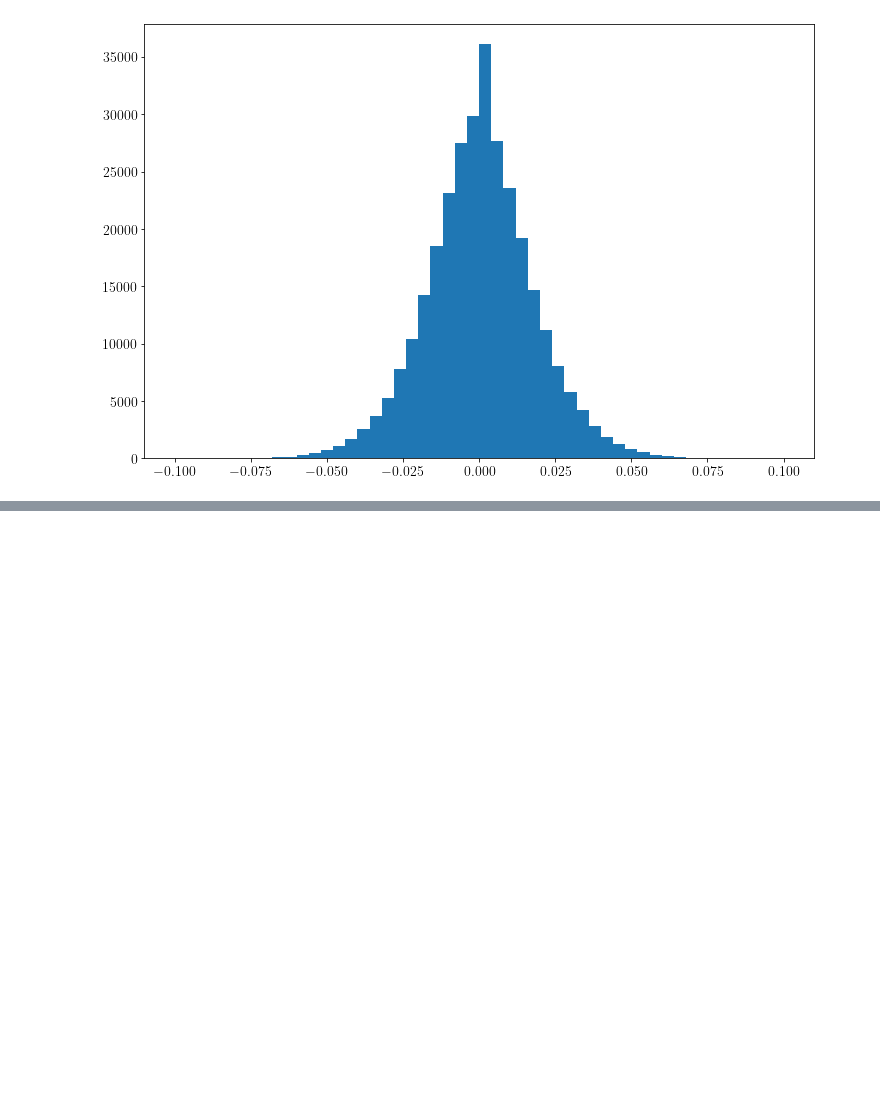
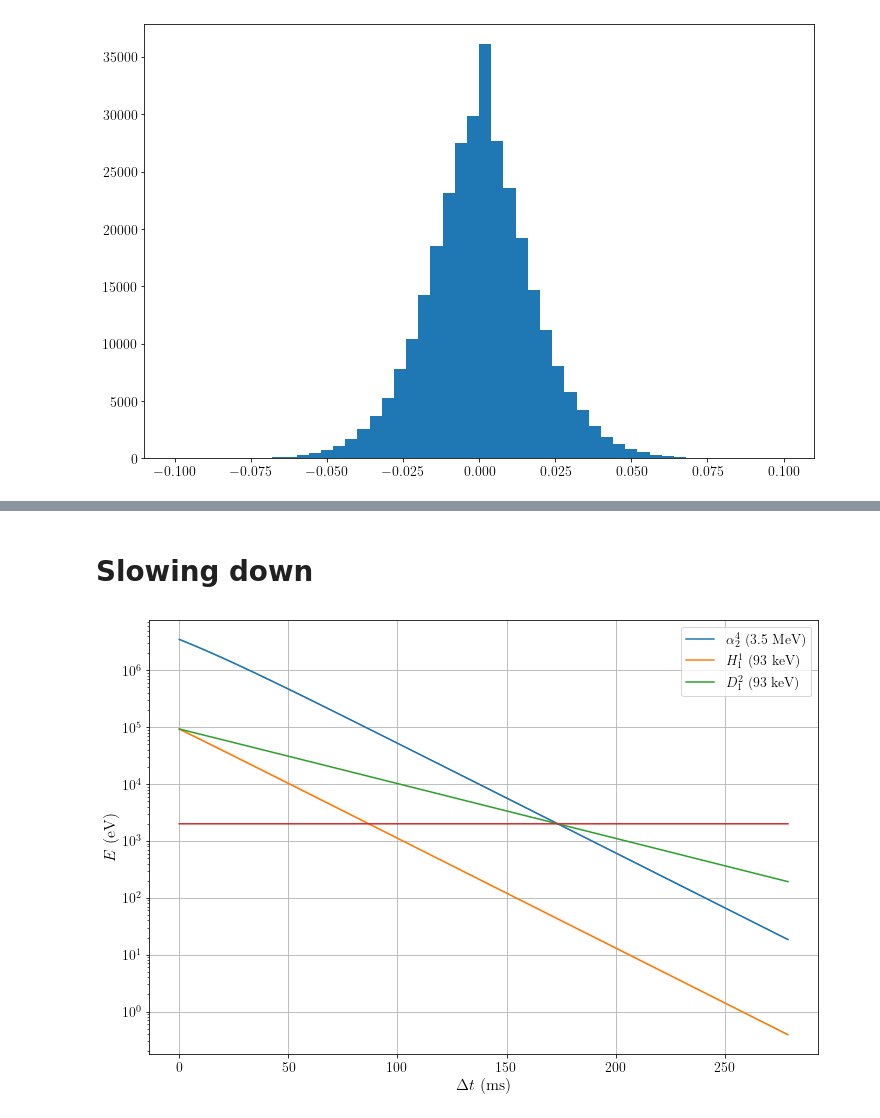
Before and after one commit to studentenherz/Minimal, a Jupyter notebook: extra/Slowing-down.ipynb, the cells around one changed output, grey strips where cells are left out. Saved outputs shown, nothing was run; the diff lists cells and outputs as text; code cells hidden in the pictures; blank space fills up the shorter version.

Commit message:
slowing down

```diff
--- a/extra/Slowing-down.ipynb
+++ b/extra/Slowing-down.ipynb
@@ -255,19 +12,2 @@ np.savetxt('std_perp.dat', st_perp)
-# %%
-fig = plt.figure()
-ax = fig.add_subplot(111)
-
-dt = 0.0186
-t = np.arange(0, len(msd_perp)) * dt
-
-ax.plot(t, msd_perp, label='perpendicular')
-# ax.plot(t, msd_par, label='parallel')
-ax.grid()
-
-ax.set_xlabel('$\Delta t\ [s]$', fontsize=16)
-ax.set_ylabel('$\langle \Delta \\vec{v} \Delta \\vec{v} \\rangle \ [v_0^2]$', fontsize=16)
-
-plt.legend()
-
-plt.show()
 # %% [markdown]
 # Dispersion analysis
@@ -412,0 +127,26 @@ fig.savefig('vdisp.svg', bbox_inches='tight')
+# %% [markdown]
+# Slowing down
+# %%
+v0 = 1.29477e7
+tau = 93 # in ms
+
+dir = '/home/michel/Documents/Minimal/build'
+
+for (fname, label, m) in [('slowing_down_alpha.dat', '$\\alpha^4_2$ (3.5 MeV)', 4), ('slowing_down.dat', '$H^1_1$ (93 keV)', 1), ('slowing_down_D_93kev.dat', '$D^2_1$ (93 keV)', 2)]:
+	data = np.loadtxt(f'{dir}/{fname}')
+	t = data[:,0]
+	vz = data[:,6]
+
+	plt.semilogy(t * tau, (0.5 * m * 1836 * me * (vz * v0) ** 2)/e , label=label)
+
+plt.semilogy(t * tau, [2000] * len(t))
+
+plt.rcParams['figure.figsize'] = [12, 8]
+
+plt.grid()
+plt.xlabel('$\Delta t$ (ms)', fontsize=16)
+plt.ylabel('$E$ (eV)', fontsize=16)
+plt.legend()
+plt.savefig('slowing_down.pdf')
+# %% [output]
+[figure, added]
```
Also changed, not shown: parts of 26 cells of this notebook, 6 other files.
